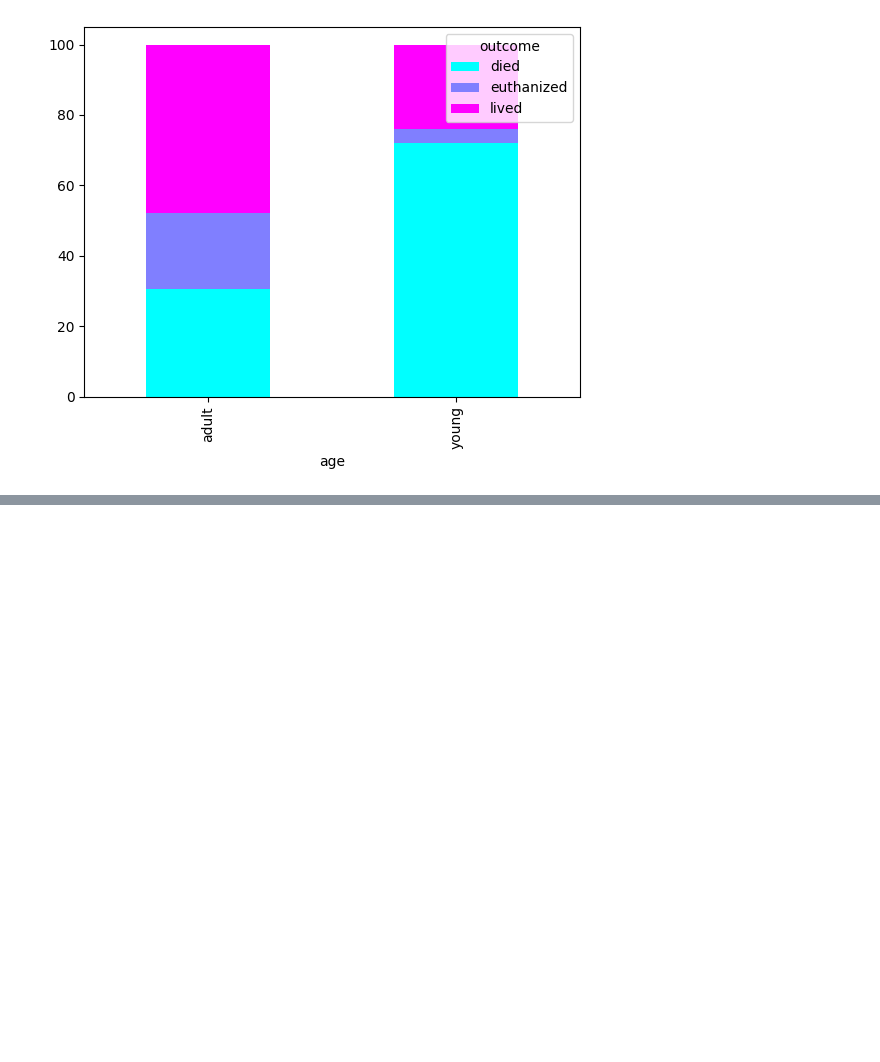
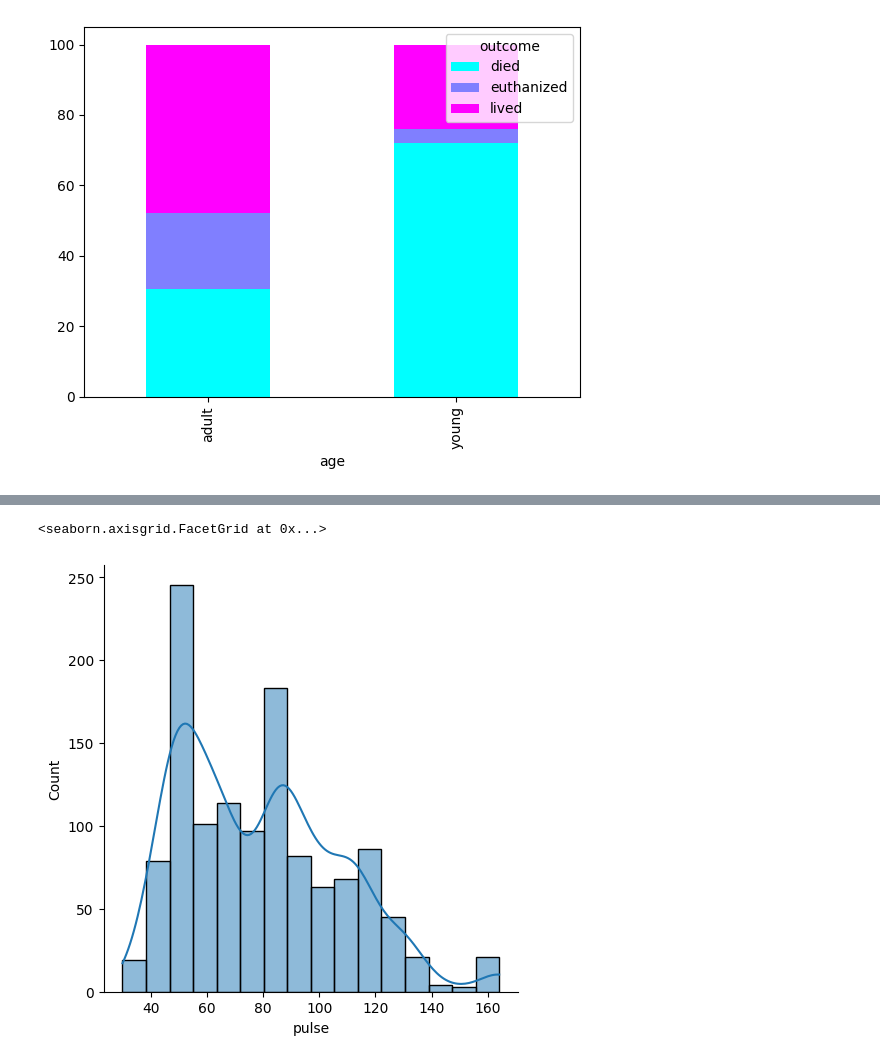
Before and after one commit to Iouize/e2, a Jupyter notebook: plus.ipynb, the cells around one changed output, grey strips where cells are left out. Saved outputs shown, nothing was run; the diff lists cells and outputs as text; code cells hidden in the pictures; blank space fills up the shorter version.

```diff
--- a/plus.ipynb
+++ b/plus.ipynb
@@ -29,0 +171,5 @@ pivot.plot(
+# %%
+sns.displot(new_train['pulse'], kde=True)
+# %% [output]
+<seaborn.axisgrid.FacetGrid at 0x...>
+[figure, added]
```
Also changed, not shown: parts of 34 cells of this notebook, 3 other files.
